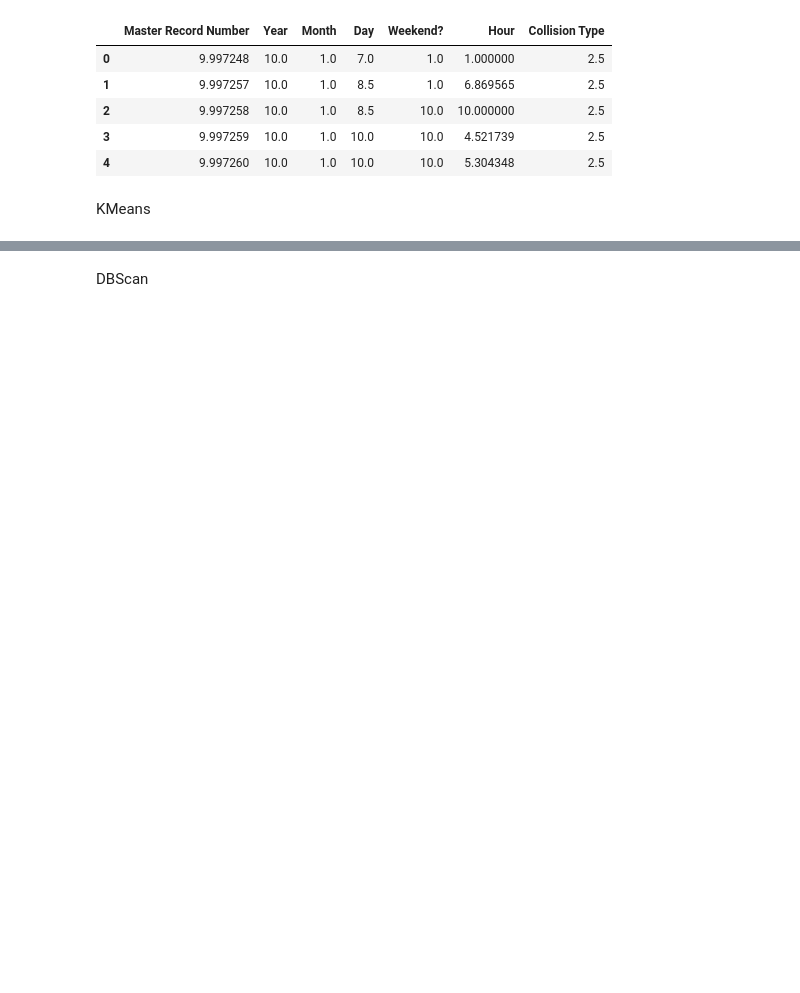
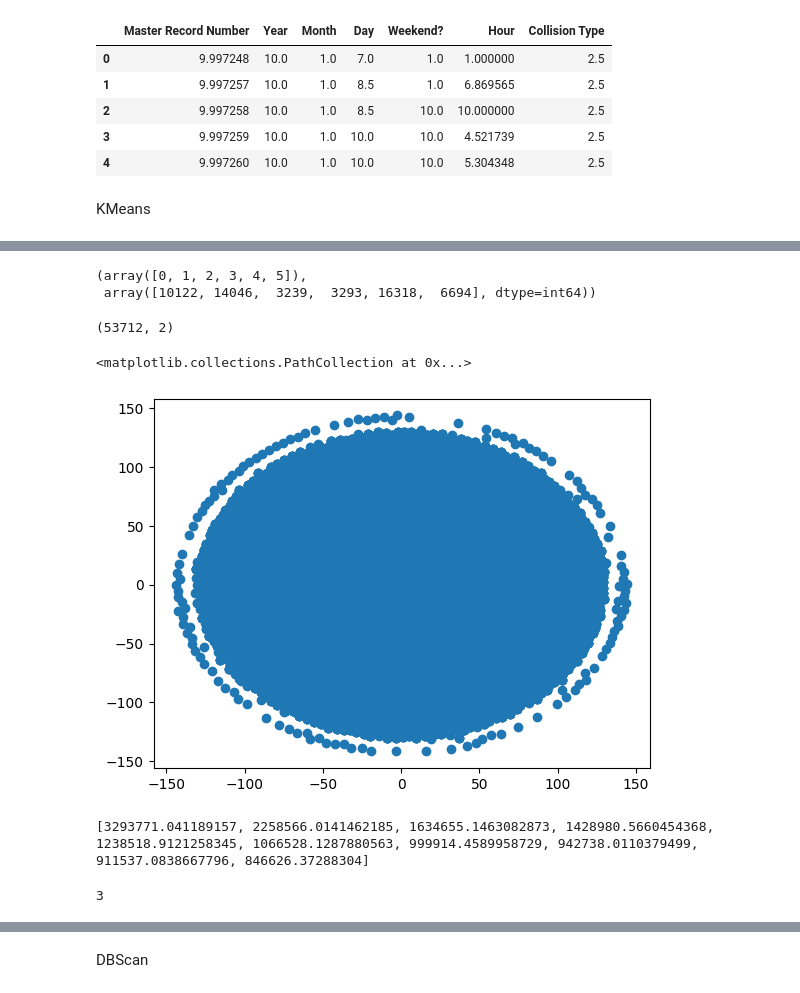
Before and after one commit to Jacques7103/Data_Science, a Jupyter notebook: Forum/Week 9/crash.ipynb, the cells around one changed output, grey strips where cells are left out. Drawn from its saved outputs; the diff is of its cells as text; code cells hidden in the pictures; blank space fills up the shorter version.

```diff
--- a/Forum/Week 9/crash.ipynb
+++ b/Forum/Week 9/crash.ipynb
@@ -144,3 +145,42 @@ def plot_clusters(data, labels, centroids, iteration):
     plt.scatter(x=data_2d[:,0], y=data_2d[:,1], c=labels)
     plt.scatter(x=centroids_2d[:,0], y=centroids_2d[:1])
     plt.show()
+# %%
+kmeans = KMeans(n_clusters = 6).fit(data)
+kmeans.labels_
+np.unique(kmeans.labels_, return_counts = True)
+# data.groupby(["Master Record Number","Year", "Month", "Day", "Weekend?", "Hour", "Collision Type"]).sum()
+# %% [output]
+(array([0, 1, 2, 3, 4, 5]),
+ array([10122, 14046,  3239,  3293, 16318,  6694], dtype=int64))
+# %%
+from sklearn.manifold import TSNE
+tsne = TSNE(n_components=2, learning_rate='auto', init='random', perplexity=3).fit_transform(data)
+tsne.shape
+# %% [output]
+(53712, 2)
+# %%
+plt.scatter(tsne[:,0], tsne[:,1])
+# %% [output]
+<matplotlib.collections.PathCollection at 0x...>
+[figure, added]
+# %%
+distortions = []
+for i in range(1, 11):
+    km = KMeans(
+        n_clusters=i, init='random',
+        n_init=10, max_iter=300,
+        tol=1e-04, random_state=0
+    )
+    km.fit(data)
+    distortions.append(km.inertia_)
+
+print(distortions)
+# %% [output]
+[3293771.041189157, 2258566.0141462185, 1634655.1463082873, 1428980.5660454368, 1238518.9121258345, 1066528.1287880563, 999914.4589958729, 942738.0110379499, 911537.0838667796, 846626.37288304]
+# %%
+from kneed import KneeLocator
+kl = KneeLocator(range(1, 11), distortions, curve="convex", direction="decreasing")
+kl.elbow
+# %% [output]
+3
```
Also changed, not shown: parts of 10 cells of this notebook.
